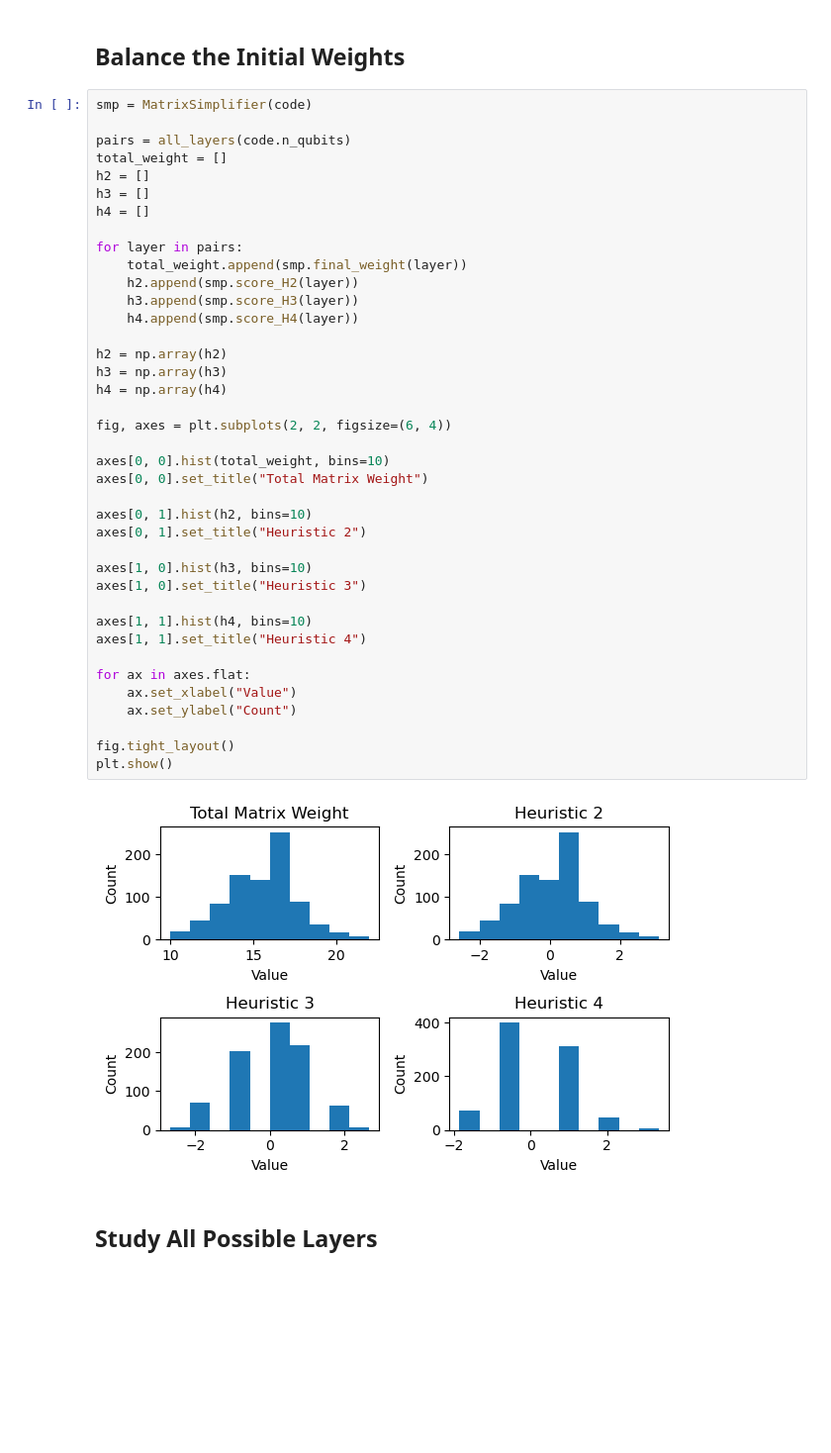
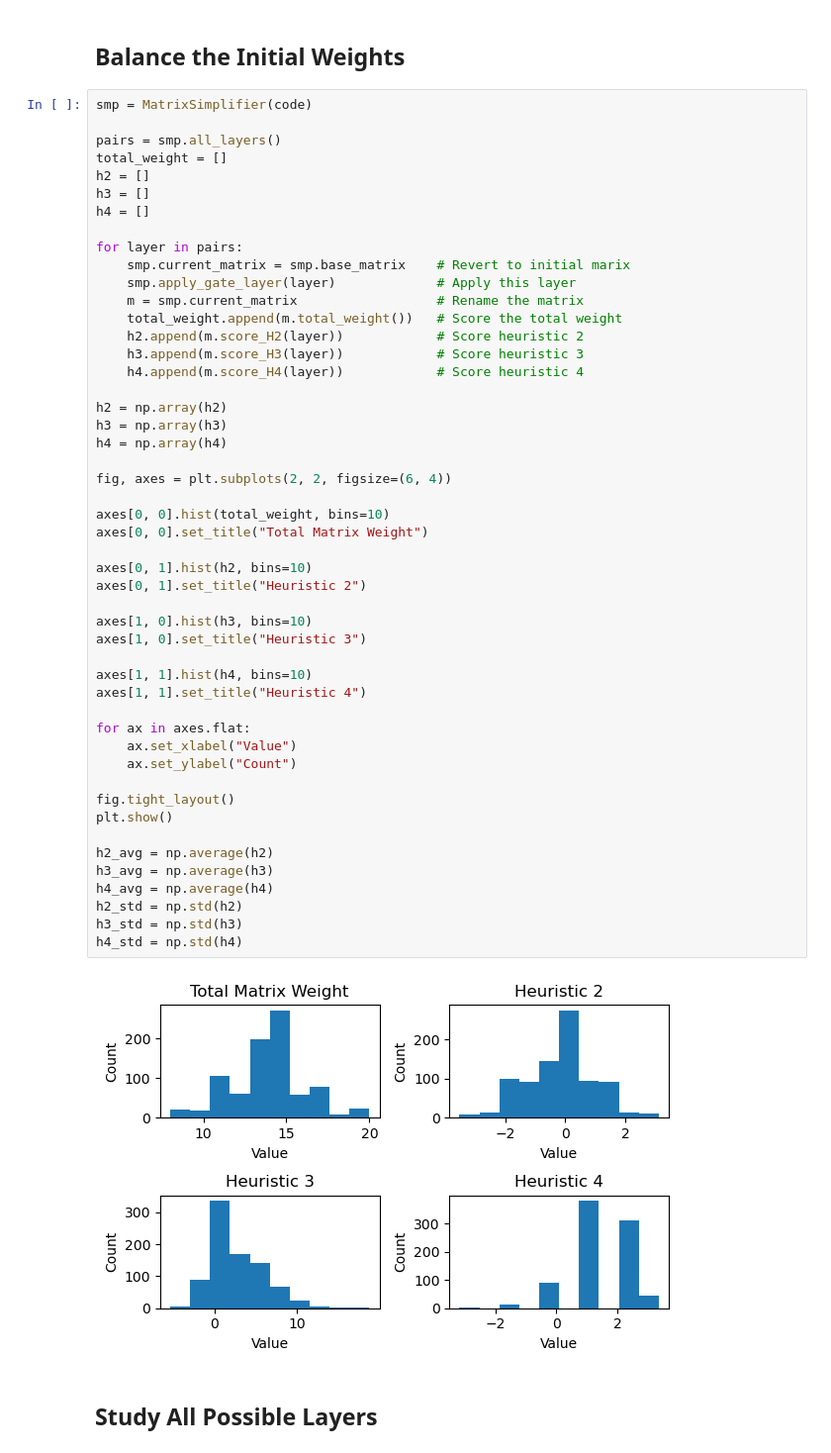
Before and after one commit to ChrisCaron/magic-state-injection, a Jupyter notebook: notebook.ipynb, the cells around one changed output. Shown at 99% size. Cells and saved outputs as stored; diff of their text form; blank space fills up the shorter version.

```diff
--- a/notebook.ipynb
+++ b/notebook.ipynb
@@ -329,44 +352,54 @@ affect the circuit; they only redefine the stabilizer basis.
 # %%
 smp = MatrixSimplifier(code)
 
-pairs = all_layers(code.n_qubits)
+pairs = smp.all_layers()
 total_weight = []
 h2 = []
 h3 = []
 h4 = []
 
 for layer in pairs:
-    total_weight.append(smp.final_weight(layer))
-    h2.append(smp.score_H2(layer))
-    h3.append(smp.score_H3(layer))
-    h4.append(smp.score_H4(layer))
+    smp.current_matrix = smp.base_matrix    # Revert to initial marix
+    smp.apply_gate_layer(layer)             # Apply this layer
+    m = smp.current_matrix                  # Rename the matrix
+    total_weight.append(m.total_weight())   # Score the total weight
+    h2.append(m.score_H2(layer))            # Score heuristic 2
+    h3.append(m.score_H3(layer))            # Score heuristic 3
+    h4.append(m.score_H4(layer))            # Score heuristic 4
 
 h2 = np.array(h2)
 h3 = np.array(h3)
 h4 = np.array(h4)
 
 fig, axes = plt.subplots(2, 2, figsize=(6, 4))
 
 axes[0, 0].hist(total_weight, bins=10)
 axes[0, 0].set_title("Total Matrix Weight")
 
 axes[0, 1].hist(h2, bins=10)
 axes[0, 1].set_title("Heuristic 2")
 
 axes[1, 0].hist(h3, bins=10)
 axes[1, 0].set_title("Heuristic 3")
 
 axes[1, 1].hist(h4, bins=10)
 axes[1, 1].set_title("Heuristic 4")
 
 for ax in axes.flat:
     ax.set_xlabel("Value")
     ax.set_ylabel("Count")
 
 fig.tight_layout()
 plt.show()
+
+h2_avg = np.average(h2)
+h3_avg = np.average(h3)
+h4_avg = np.average(h4)
+h2_std = np.std(h2)
+h3_std = np.std(h3)
+h4_std = np.std(h4)
 # %% [output]
-[figure, old version]
+[figure, new version]
 # %% [markdown]
 ## Study All Possible Layers
 # %%
```
Also changed, not shown: parts of 9 cells of this notebook.
